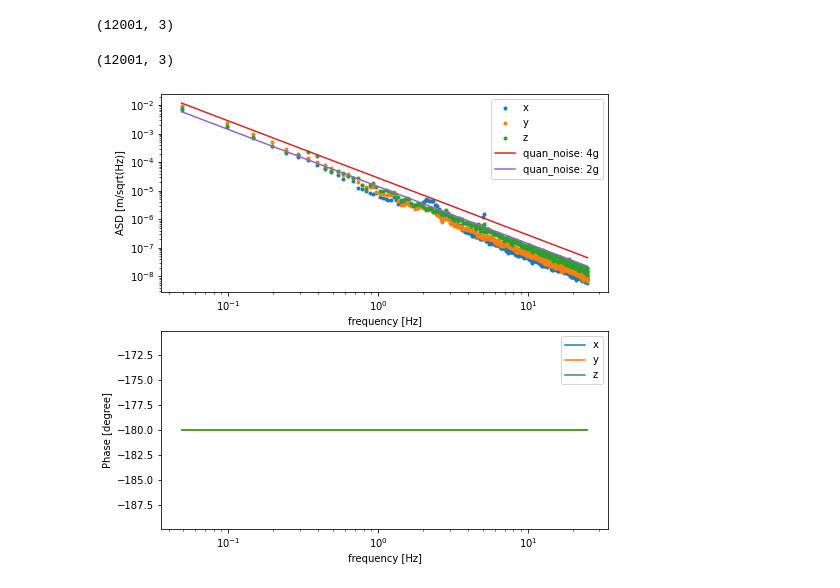
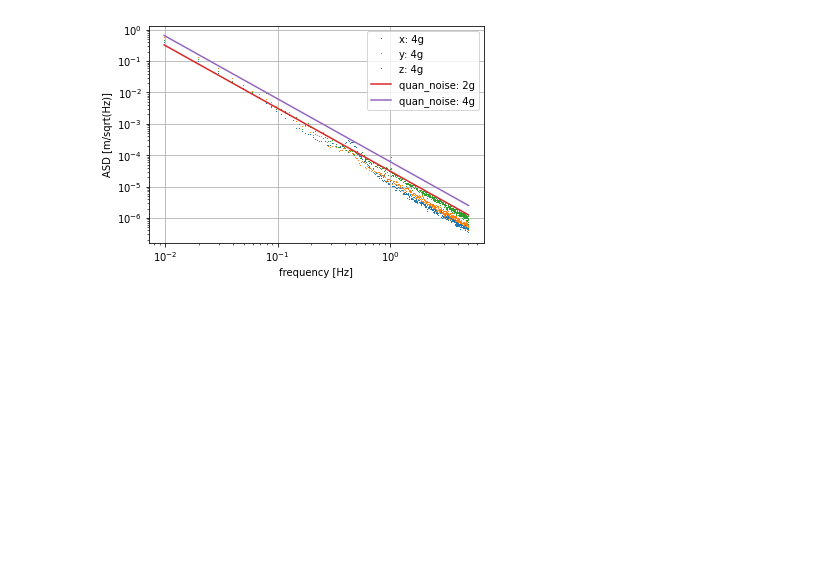
Before and after one commit to lamyc/pendulum_modeling, a Jupyter notebook: nano_33/noise.ipynb, the cells around one changed output. Drawn from its saved outputs; the diff is of its cells as text; code cells hidden in the pictures; blank space fills up the shorter version.

```diff
--- a/nano_33/noise.ipynb
+++ b/nano_33/noise.ipynb
@@ -17,39 +31,31 @@ averaged = np.delete(averaged, 0, 1)*g
-# %%
-data[0,:,1:].shape
-# %% [output]
-(12001, 3)
-# %%
-averaged.shape
-# %% [output]
-(12001, 3)
 # %%
-f, Pxx_den = signal.welch(averaged, fs, nperseg=1024, axis=0)
-Axx_den = np.sqrt(Pxx_den)
-omega = 2*np.pi*f[1:]
+averaged4g = read_acc_export("measurements/10Hz")
+fs = 10
+f2g, Pxx_den4g = signal.welch(averaged4g, fs, nperseg=1024, axis=0)
+Axx_den4g = np.sqrt(Pxx_den4g)
+omega = 2*np.pi*f4g[1:]
 mag, phase, *_ = ct.tf(1, [1, 0, 0]).frequency_response(omega)
 
 quan_noise_2g = (4/2**12*g)**2/6/fs
 quan_noise_4g = (8/2**12*g)**2/6/fs
 
-f_xy, cohXY = signal.coherence(averaged[:,0], averaged[:,1], fs=fs, nperseg=256)
 
-
-fig, (ax1, ax2) = plt.subplots(figsize=(8,8), nrows=2)
-
+# fig, (ax1, ax2) = plt.subplots(figsize=(8,8), nrows=2)
 labels = ['x', 'y', 'z']
 for i, label in enumerate(labels):
-    ax1.loglog(f[1:], Axx_den[1:, i]*mag, '.',label=label)
-ax1.loglog(f[1:], np.sqrt(quan_noise_4g)*mag, label='quan_noise: 4g')
-ax1.loglog(f[1:], np.sqrt(quan_noise_2g)*mag, label='quan_noise: 2g')
-ax1.set_ylabel('ASD [m/sqrt(Hz)]')
-ax1.set_xlabel('frequency [Hz]')
-ax1.legend()
-
-for i, label in enumerate(labels):
-    ax2.semilogx(f[1:], phase/np.pi*180, label=label)
-ax2.set_ylabel('Phase [degree]')
-ax2.set_xlabel('frequency [Hz]')
-ax2.legend()
+    plt.loglog(f4g[1:], Axx_den4g[1:, i]*mag, ',',label=label+ ": 4g")
+plt.loglog(f4g[1:], np.sqrt(quan_noise_2g)*mag, label='quan_noise: 2g')
+plt.loglog(f4g[1:], np.sqrt(quan_noise_4g)*mag, label='quan_noise: 4g')
+plt.ylabel('ASD [m/sqrt(Hz)]')
+plt.xlabel('frequency [Hz]')
+plt.legend()
+plt.grid()
 plt.show()
+# for i, label in enumerate(labels):
+#     ax2.semilogx(f[1:], phase/np.pi*180, label=label)
+# ax2.set_ylabel('Phase [degree]')
+# ax2.set_xlabel('frequency [Hz]')
+# ax2.legend()
+# plt.show()
 # %% [output]
-[figure, old version]
+[figure, new version]
```
Also changed, not shown: parts of 6 cells of this notebook.
